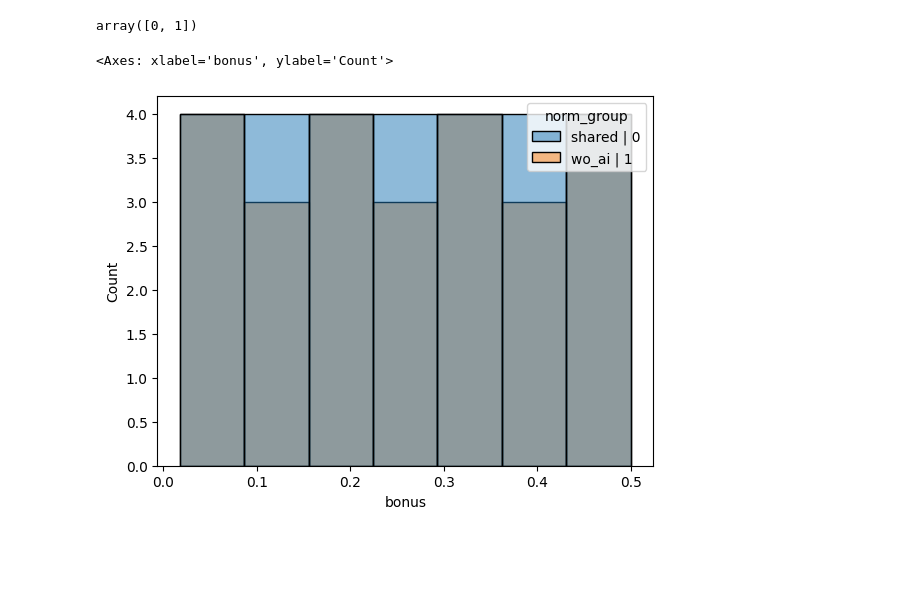
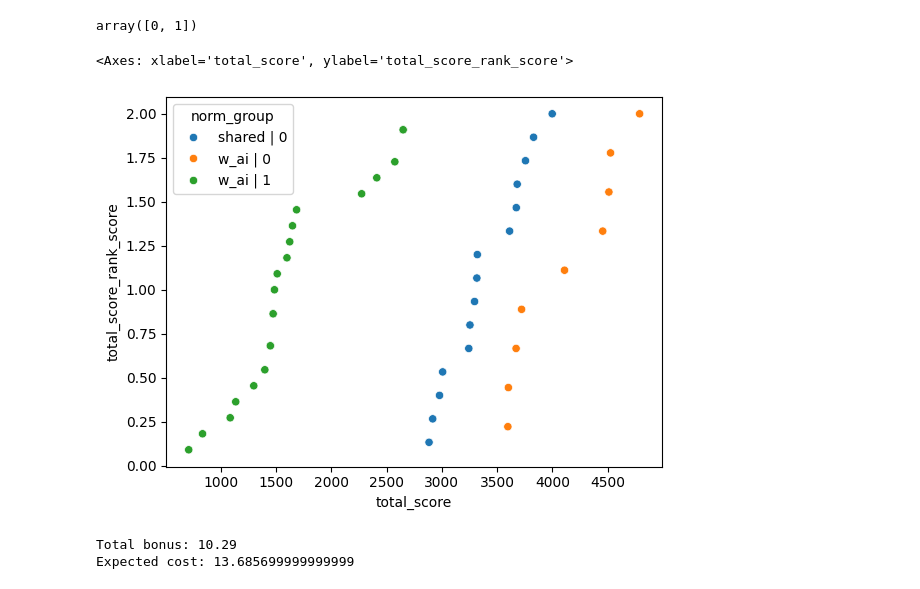
Before and after one commit to LBrinkmann/reward-network-iii, a Jupyter notebook: analysis/compute_compensation.ipynb, the cells around one changed output. Cells and saved outputs as stored; diff of their text form; code cells hidden in the pictures; blank space fills up the shorter version.

```diff
--- a/analysis/compute_compensation.ipynb
+++ b/analysis/compute_compensation.ipynb
@@ -67,16 +67,27 @@ df['total_score'] = df['average_score'] + df['average_score_child']
 
 df['total_score_rank_score'] = df.groupby(['generation', 'condition'])['total_score'].transform(lambda x: x.rank(pct=True) * 2 )
 
-df['bonus_in_pound'] = df['total_score_rank_score'] * 0.7
+df['bonus_in_pound'] = df['total_score_rank_score'] * 0.5
 # %%
 import seaborn as sns
 
 df['norm_group'] = df['condition'] + " | " + df['generation'].astype(str)
 
-sns.histplot(data=df, x='bonus', hue='norm_group', label='total_score_norm')
+sns.scatterplot(df, x='total_score', y='total_score_rank_score', hue='norm_group')
 # %% [output]
-<Axes: xlabel='bonus', ylabel='Count'>
+<Axes: xlabel='total_score', ylabel='total_score_rank_score'>
-[figure, old version]
+[figure, new version]
 # %%
-p_id_bonus = df.merge(subjects_df, left_on='_id', right_on='session_id')[['prolific_id', 'bonus']]
+p_id_bonus = df.merge(subjects_df, left_on='_id', right_on='session_id')[['prolific_id', 'bonus_in_pound']]
+
+p_id_bonus['bonus_in_pound'] = p_id_bonus['bonus_in_pound'].round(2)
+
 p_id_bonus.to_csv(f'../temp/bonus_{experiment_type}.csv', index=False)
+
+fee_factor = 1.33
+
+print(f'Total bonus: {p_id_bonus["bonus_in_pound"].sum()}')
+print(f'Expected cost: {p_id_bonus["bonus_in_pound"].sum() * fee_factor}')
+# %% [output]
+Total bonus: 10.29
+Expected cost: 13.685699999999999
```
Also changed, not shown: parts of 1 cell of this notebook, 11 other files.
